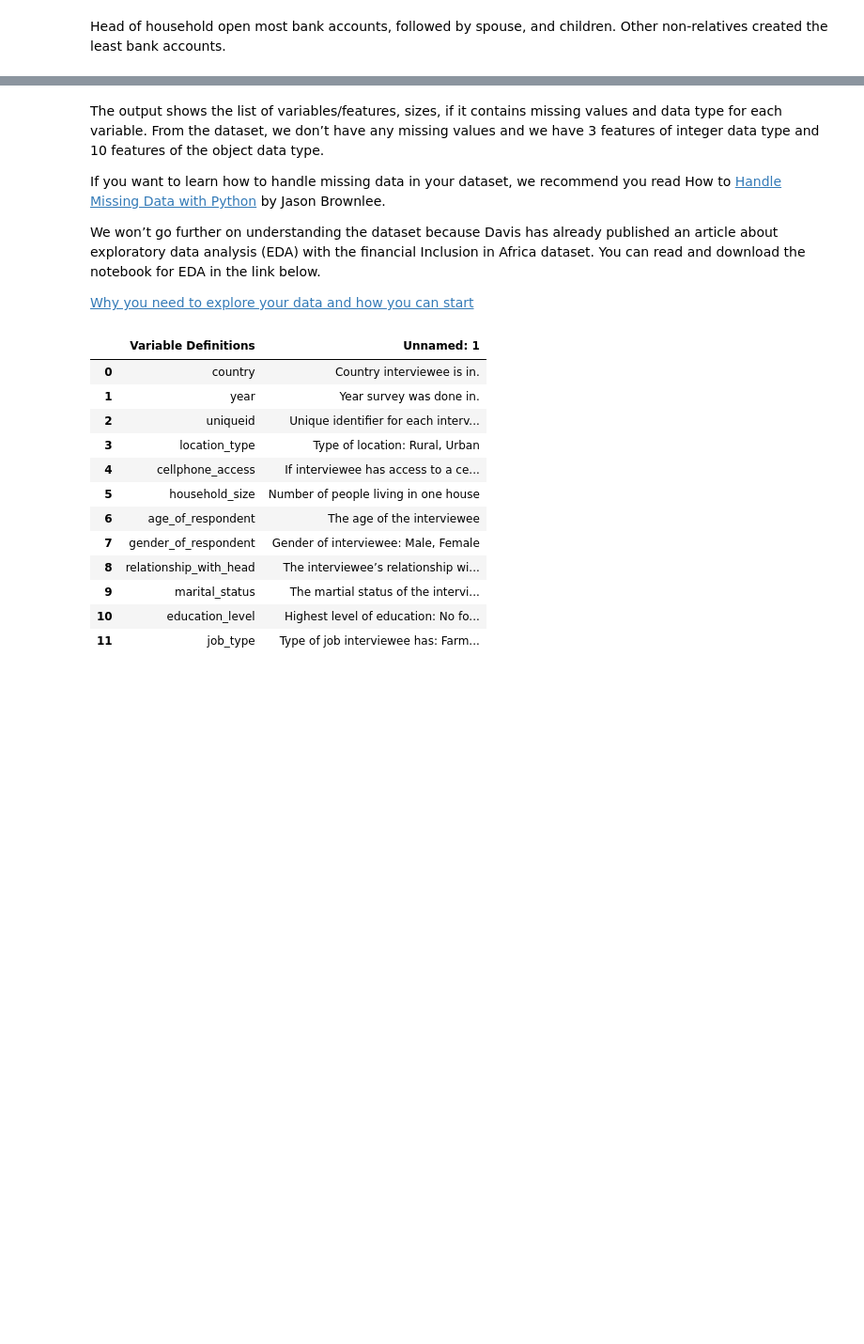
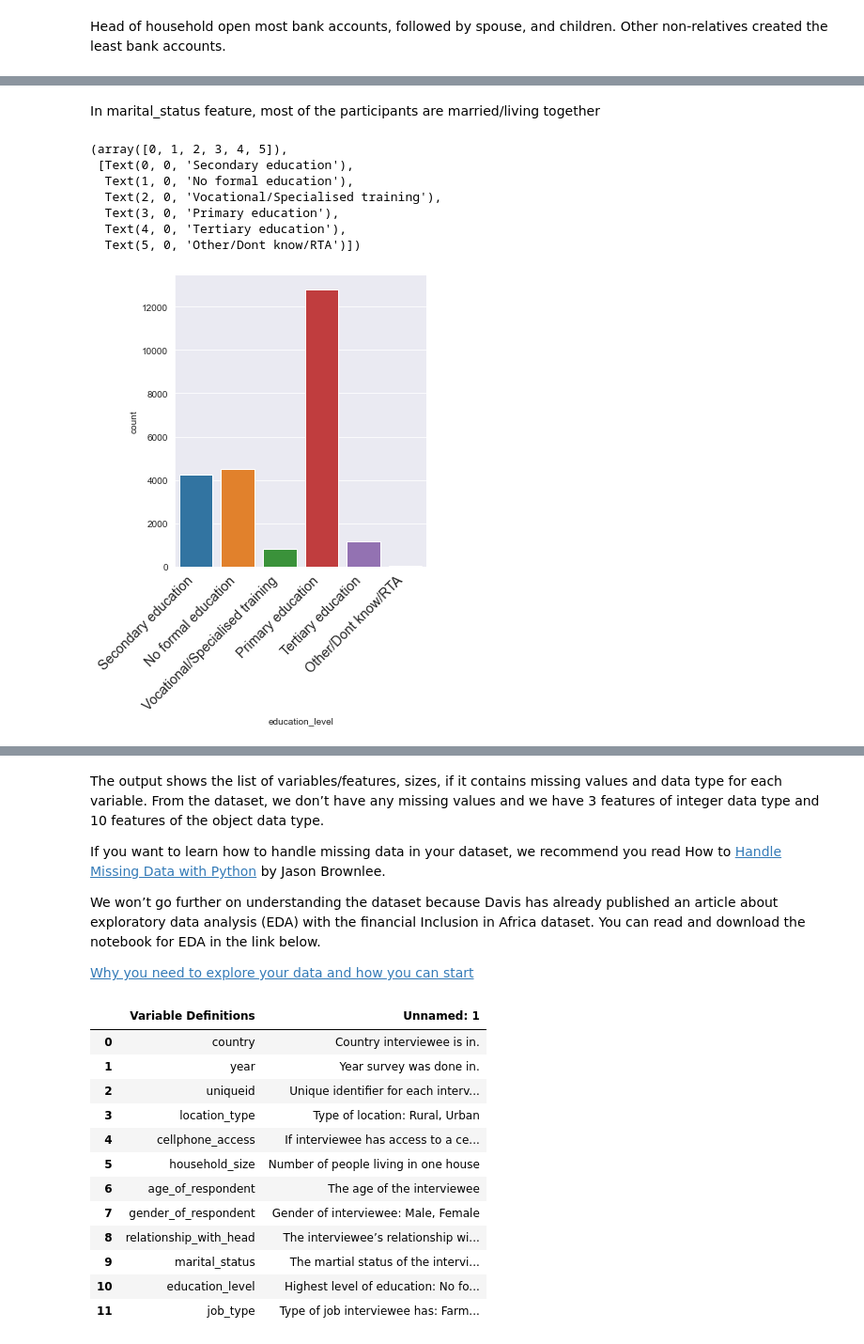
Before and after one commit to Eben-Success/ML_Financial_Inclusion_In_Africa, a Jupyter notebook: StarterNotebook.ipynb, the cells around one changed output, grey strips where cells are left out. Shown: that part at 94% size. Drawn from its saved outputs; the diff is of its cells as text; code cells hidden in the pictures; blank space fills up the shorter version.

```diff
--- a/StarterNotebook.ipynb
+++ b/StarterNotebook.ipynb
@@ -201,0 +232,20 @@ Head of household open most bank accounts, followed by spouse, and children. Oth
+# %% [markdown]
+In marital_status feature, most of the participants are married/living together
+# %%
+sns.catplot(x="education_level", kind="count", data=train);
+
+plt.xticks(
+    rotation=45,
+    horizontalalignment='right',
+    fontweight='light',
+    fontsize='x-large'
+)
+# %% [output]
+(array([0, 1, 2, 3, 4, 5]),
+ [Text(0, 0, 'Secondary education'),
+  Text(1, 0, 'No formal education'),
+  Text(2, 0, 'Vocational/Specialised training'),
+  Text(3, 0, 'Primary education'),
+  Text(4, 0, 'Tertiary education'),
+  Text(5, 0, 'Other/Dont know/RTA')])
+[figure, added]
```
Also changed, not shown: parts of 4 cells of this notebook.
